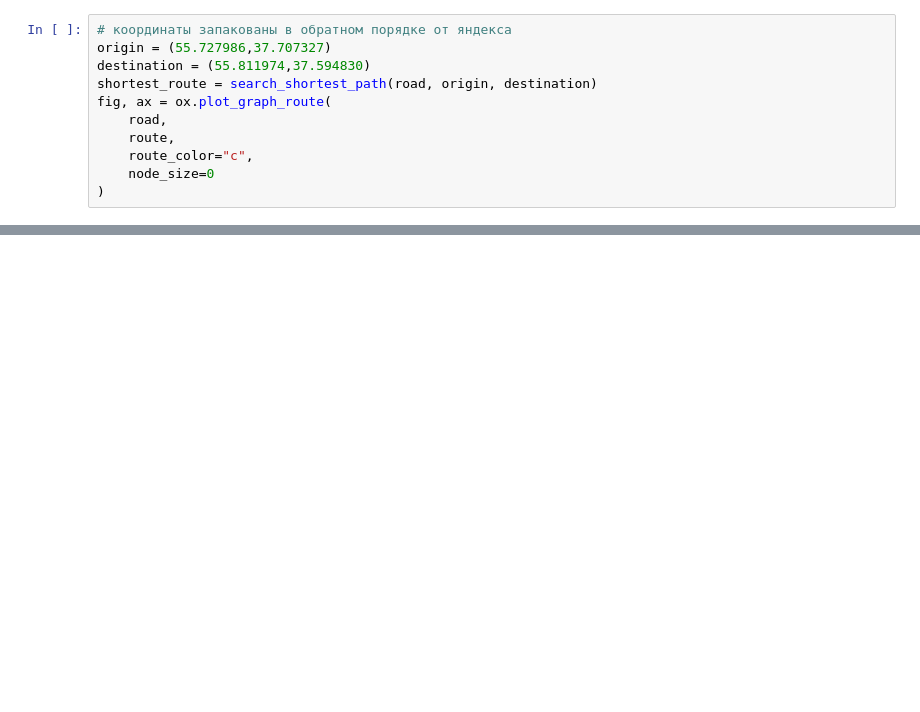
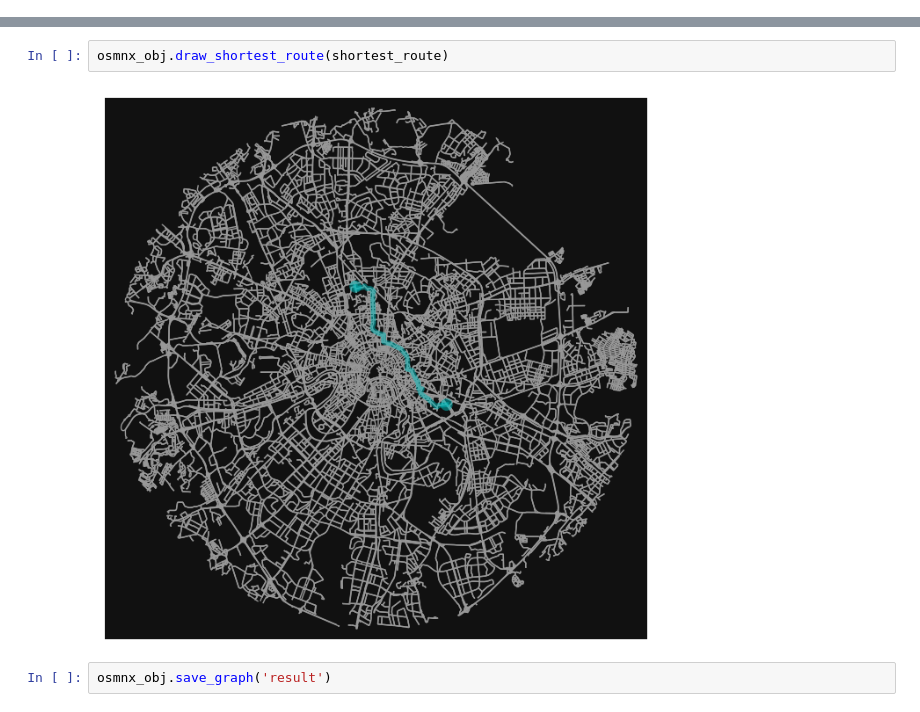
Before and after one commit to BroVadim/OSMNX, a Jupyter notebook: OSMNX_worker.ipynb, the cells around one changed output, grey strips where cells are left out. Drawn from its saved outputs; the diff is of its cells as text; blank space fills up the shorter version.

```diff
--- a/OSMNX_worker.ipynb
+++ b/OSMNX_worker.ipynb
@@ -83,11 +246,0 @@ def search_shortest_path(graph, latlng1, latlng2):
-# %%
-# координаты запакованы в обратном порядке от яндекса
-origin = (55.727986,37.707327)
-destination = (55.811974,37.594830)
-shortest_route = search_shortest_path(road, origin, destination)
-fig, ax = ox.plot_graph_route(
-    road,
-    route,
-    route_color="c",
-    node_size=0
-)
@@ -119,0 +251,6 @@ ox.plot_graph(road)
+# %%
+osmnx_obj.draw_shortest_route(shortest_route)
+# %% [output]
+[figure, added]
+# %%
+osmnx_obj.save_graph('result')
```
Also changed, not shown: parts of 17 cells of this notebook, 12 other files.
